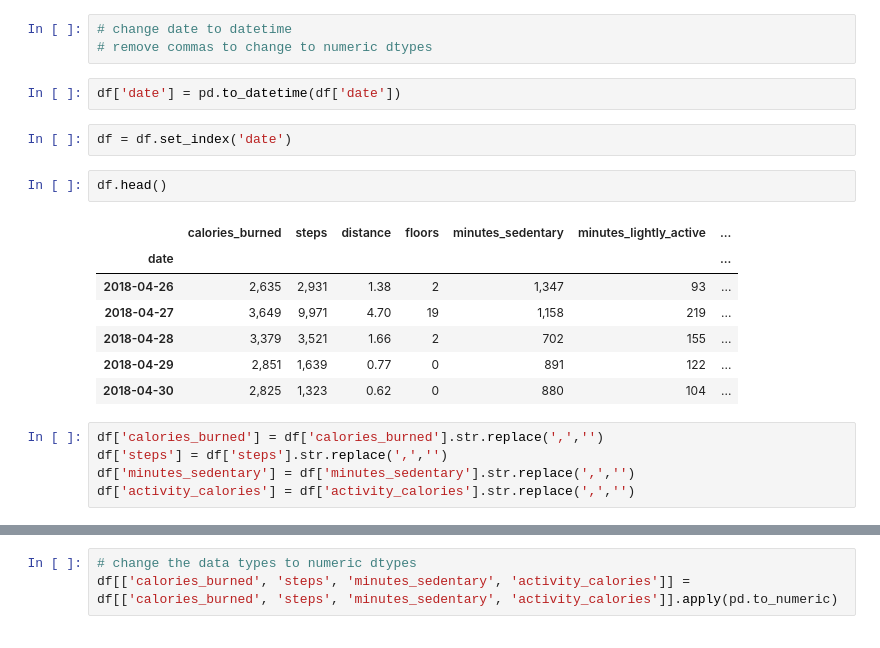
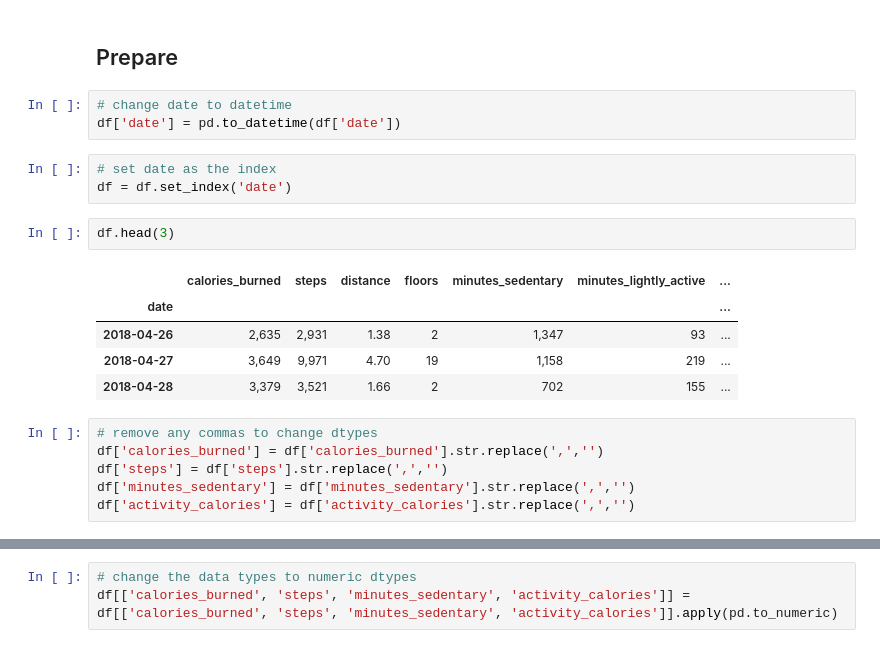
Before and after one commit to Dairy-Time/time-series-project, a Jupyter notebook: Fitbit_Data.ipynb, the cells around one changed output, grey strips where cells are left out. Saved outputs shown, nothing was run; the diff lists cells and outputs as text.

```diff
--- a/Fitbit_Data.ipynb
+++ b/Fitbit_Data.ipynb
@@ -56,22 +74,22 @@ minutes_lightly_active    225 non-null int64
 Length: 1083, dtype: int64
-# %%
-# change date to datetime
-# remove commas to change to numeric dtypes
+# %% [markdown]
+## Prepare
 # %%
+# change date to datetime
 df['date'] = pd.to_datetime(df['date'])
-# %%
-df = df.set_index('date')
+# %%
+# set date as the index
+df = df.set_index('date')
 # %%
-df.head()
+df.head(3)
 # %% [output]
 |  | calories_burned | steps | distance | floors | minutes_sedentary | minutes_lightly_active | ... |
 | date |  |  |  |  |  |  | ... |
 | 2018-04-26 | 2,635 | 2,931 | 1.38 | 2 | 1,347 | 93 | ... |
 | 2018-04-27 | 3,649 | 9,971 | 4.70 | 19 | 1,158 | 219 | ... |
 | 2018-04-28 | 3,379 | 3,521 | 1.66 | 2 | 702 | 155 | ... |
-| 2018-04-29 | 2,851 | 1,639 | 0.77 | 0 | 891 | 122 | ... |
-| 2018-04-30 | 2,825 | 1,323 | 0.62 | 0 | 880 | 104 | ... |
 # %%
+# remove any commas to change dtypes
 df['calories_burned'] = df['calories_burned'].str.replace(',','')
 df['steps'] = df['steps'].str.replace(',','')
 df['minutes_sedentary'] = df['minutes_sedentary'].str.replace(',','')
```
Also changed, not shown: parts of 78 cells of this notebook.
